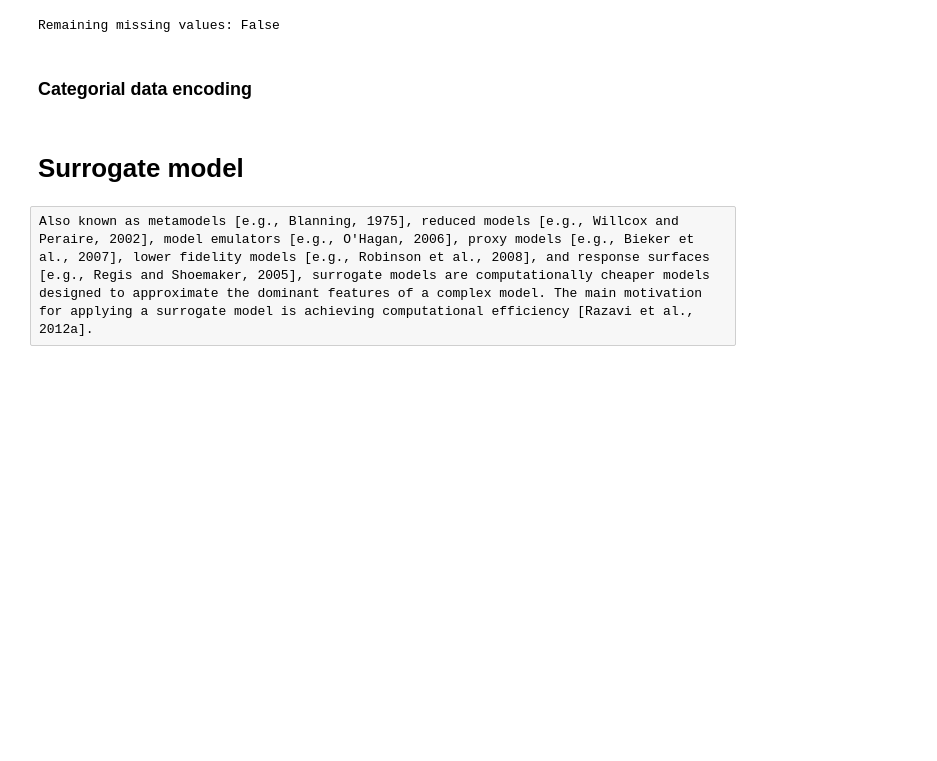
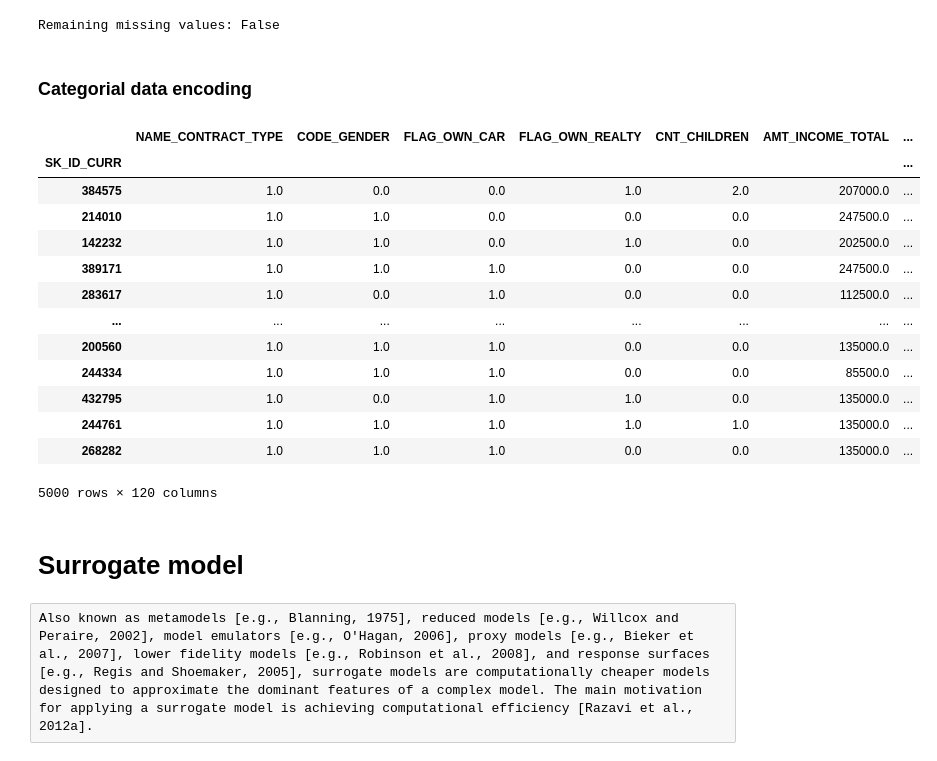
Before and after one commit to Teycir/Openclassrooms_project7, a Jupyter notebook: projet7_interpretation.ipynb, the cells around one changed output. Drawn from its saved outputs; the diff is of its cells as text; code cells hidden in the pictures; blank space fills up the shorter version.

```diff
--- a/projet7_interpretation.ipynb
+++ b/projet7_interpretation.ipynb
@@ -182,5 +184,42 @@ def OneHotEncode(myData):
     #display(myData)
     return myData
+# %%
+# label encoding of each categorical feature
+categorical_names = {} # dictionnary of modalities for each cat. feature
+label_encoders = {} # dictionnary of encoders for each cat. feature
+for feature in categorical_features:
+    le = sklearn.preprocessing.LabelEncoder()
+    data_train_original.loc[:, feature] = le.fit_transform(data_train_original.loc[:, feature])
+    categorical_names[feature] = le.classes_
+    label_encoders[feature] = le
+for feature in categorical_features:
+    data_train_original[feature] = OneHotEncode(data_train_original[feature])
+# Save the processed original data
+data_train_original.to_csv('data_p7/cleaned/data_train_original.csv')
+# %%
+# Sampling
+data_original_le = data_train_original.sample(n=5000, random_state=42)
+
+# Save the sample for web app
+data_original_le.to_csv('web/data/data_original_le.csv')
+
+# Display
+data_original_le
+# %% [output]
+|  | NAME_CONTRACT_TYPE | CODE_GENDER | FLAG_OWN_CAR | FLAG_OWN_REALTY | CNT_CHILDREN | AMT_INCOME_TOTAL | ... |
+| SK_ID_CURR |  |  |  |  |  |  | ... |
+| 384575 | 1.0 | 0.0 | 0.0 | 1.0 | 2.0 | 207000.0 | ... |
+| 214010 | 1.0 | 1.0 | 0.0 | 0.0 | 0.0 | 247500.0 | ... |
+| 142232 | 1.0 | 1.0 | 0.0 | 1.0 | 0.0 | 202500.0 | ... |
+| 389171 | 1.0 | 1.0 | 1.0 | 0.0 | 0.0 | 247500.0 | ... |
+| 283617 | 1.0 | 0.0 | 1.0 | 0.0 | 0.0 | 112500.0 | ... |
+| ... | ... | ... | ... | ... | ... | ... | ... |
+| 200560 | 1.0 | 1.0 | 1.0 | 0.0 | 0.0 | 135000.0 | ... |
+| 244334 | 1.0 | 1.0 | 1.0 | 0.0 | 0.0 | 85500.0 | ... |
+| 432795 | 1.0 | 0.0 | 1.0 | 1.0 | 0.0 | 135000.0 | ... |
+| 244761 | 1.0 | 1.0 | 1.0 | 1.0 | 1.0 | 135000.0 | ... |
+| 268282 | 1.0 | 1.0 | 1.0 | 0.0 | 0.0 | 135000.0 | ... |
+5000 rows × 120 columns
 # %% [markdown]
 # Surrogate model
 # %% [raw]
```
Also changed, not shown: parts of 23 cells of this notebook.
